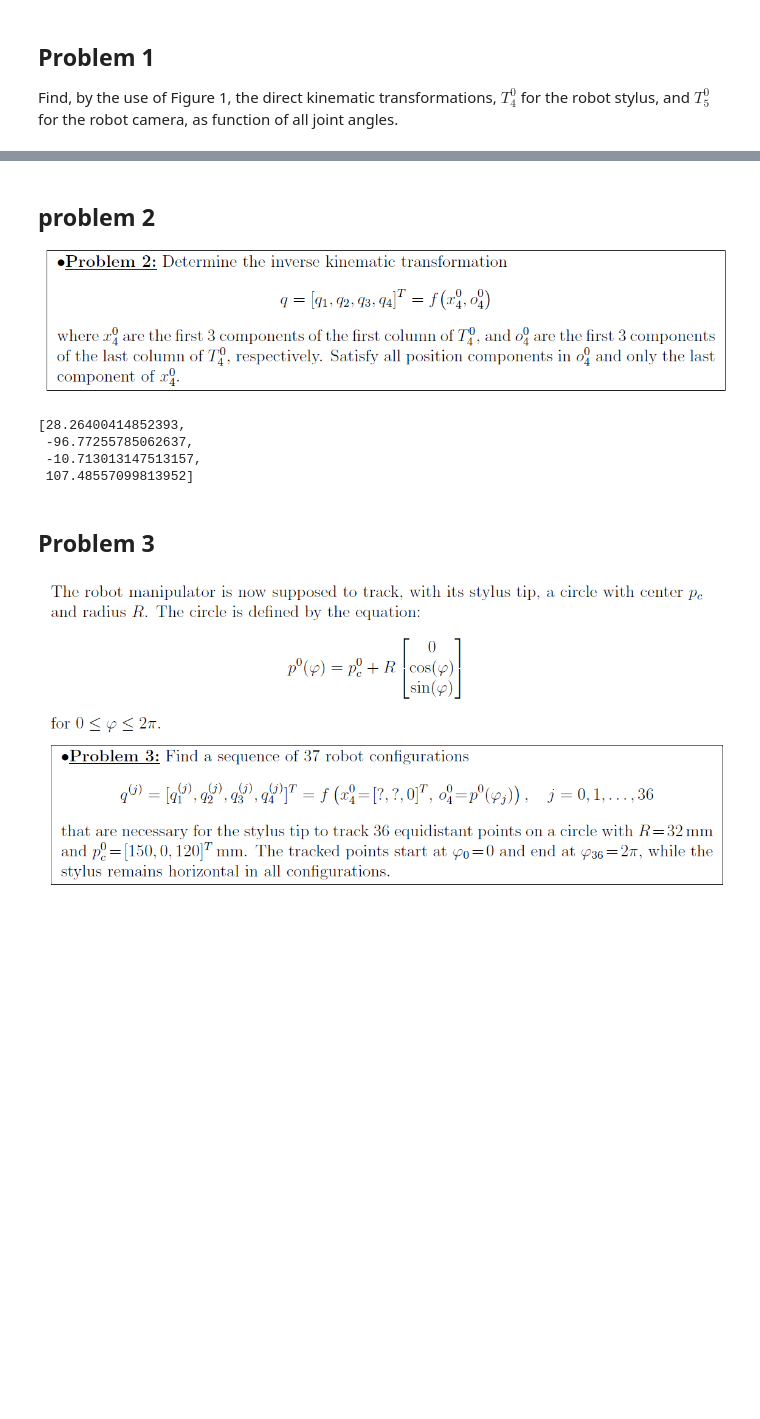
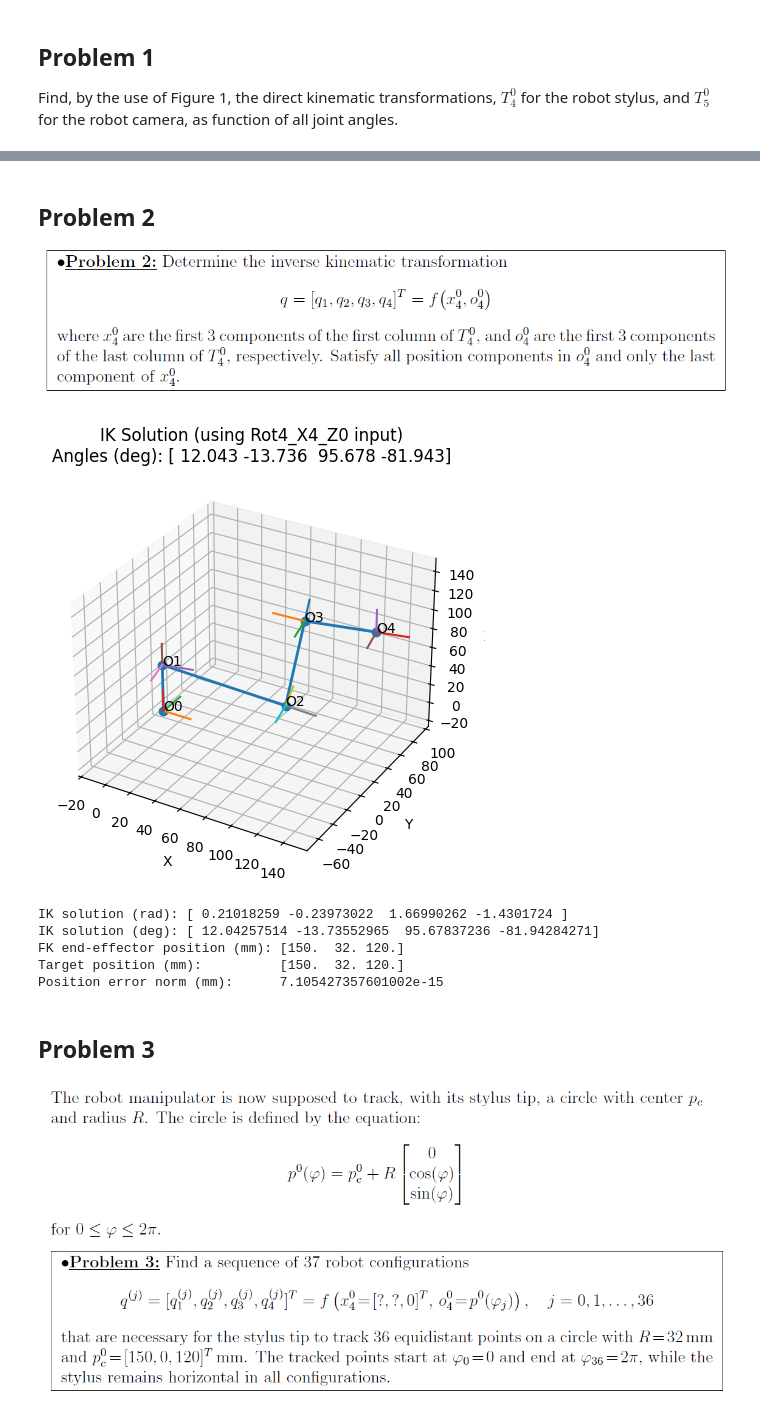
Before and after one commit to jzhou-k/34753_Robotics_Group19, a Jupyter notebook: ProblemSol.ipynb, the cells around one changed output, grey strips where cells are left out. Cells and saved outputs as stored; diff of their text form; code cells hidden in the pictures; blank space fills up the shorter version.

Commit message:
Updated Inverse Kinematics Vis into Python Notebook

```diff
--- a/ProblemSol.ipynb
+++ b/ProblemSol.ipynb
@@ -68,27 +99,37 @@ Matrix T04:
 # %% [markdown]
-## problem 2
+## Problem 2
 ![image.png](attachment:image.png)
-# %%
-# inverse kinematics test
-import RobotFunctions as RF
-import importlib
-importlib.reload(RF) # **********
-xyz = np.array([[93], [50], [(93 + 50 + 25)]])
-dh_params = np.array(
-    [
-        [50, 0, -0.5 * pi, 0],
-        [0, 93, 0, 0],
-        [0, 93, 0, 0],
-        [0, 50, 0, 0],
-    ]
-)
-
-RF.inverse(xyz, theta=0, dh_params=dh_params)
-# %% [output]
-[28.26400414852393,
- -96.77255785062637,
- -10.713013147513157,
- 107.48557099813952]
+# %%
+from RobotFunctions import solve_fk_ik_and_visualize
+
+# [1] Robot geometry (mm)
+d1 = 50.0
+d2 = 93.0
+d3 = 93.0
+d4 = 50.0
+
+# [2] Inputs (robot position, and orientation of x-axis of end effector)
+pos4 = np.array([150.0, 32.0, 120.0], dtype=float)  # End-effector position (o4^0)
+Rot4_X4_Z0 = 0.0                                    # z-component of x4-axis (r31 of R04)
+
+# [3] Solve IK, verify with FK, and visualise
+q, T04_fk, T04_target = solve_fk_ik_and_visualize(pos4, Rot4_X4_Z0, d1, d2, d3, d4, draw_axes=True)
+
+# [4] Print results
+print("IK solution (rad):", q)
+print("IK solution (deg):", np.rad2deg(q))
+
+p_fk = T04_fk[0:3, 3]
+print("FK end-effector position (mm):", p_fk)
+print("Target position (mm):         ", pos4)
+print("Position error norm (mm):     ", np.linalg.norm(p_fk - pos4))
+# %% [output]
+[figure, added]
+IK solution (rad): [ 0.21018259 -0.23973022  1.66990262 -1.4301724 ]
+IK solution (deg): [ 12.04257514 -13.73552965  95.67837236 -81.94284271]
+FK end-effector position (mm): [150.  32. 120.]
+Target position (mm):          [150.  32. 120.]
+Position error norm (mm):      7.105427357601002e-15
 # %% [markdown]
 ## Problem 3
 ![image.png](attachment:image.png)
```
Also changed, not shown: parts of 5 cells of this notebook, 2 other files.
